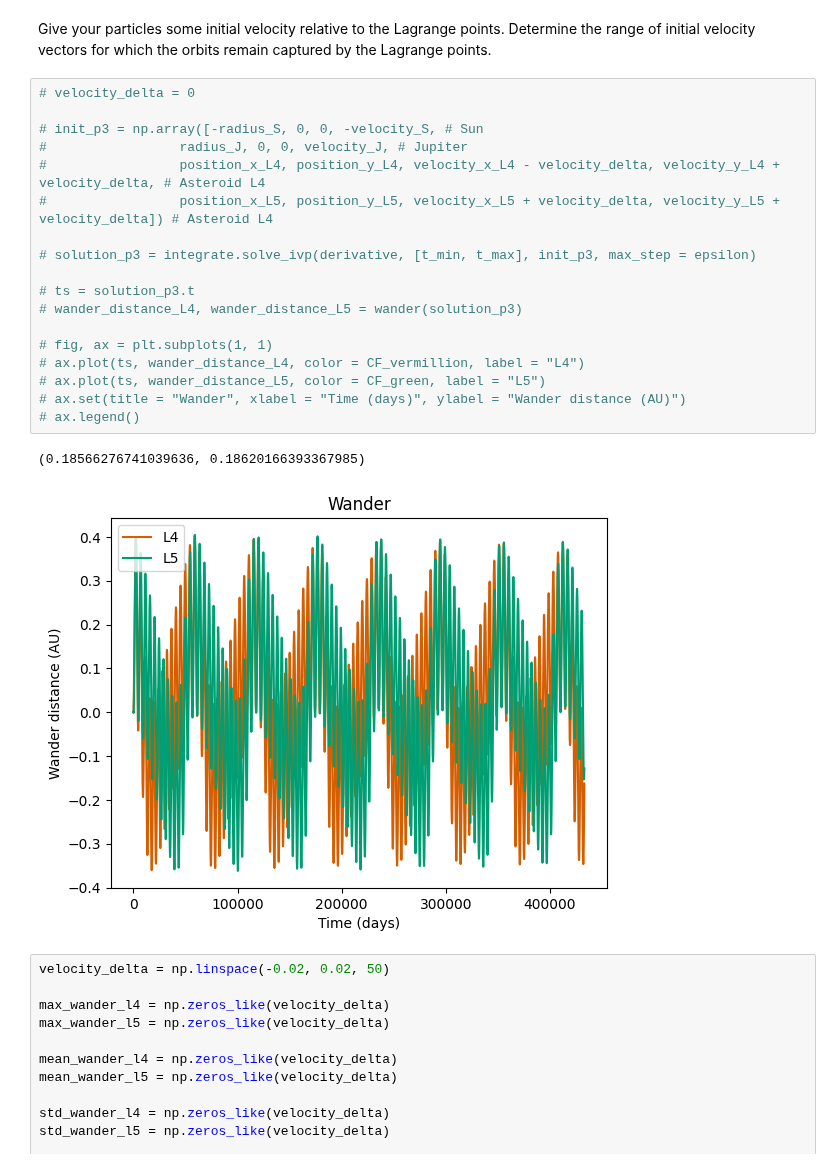
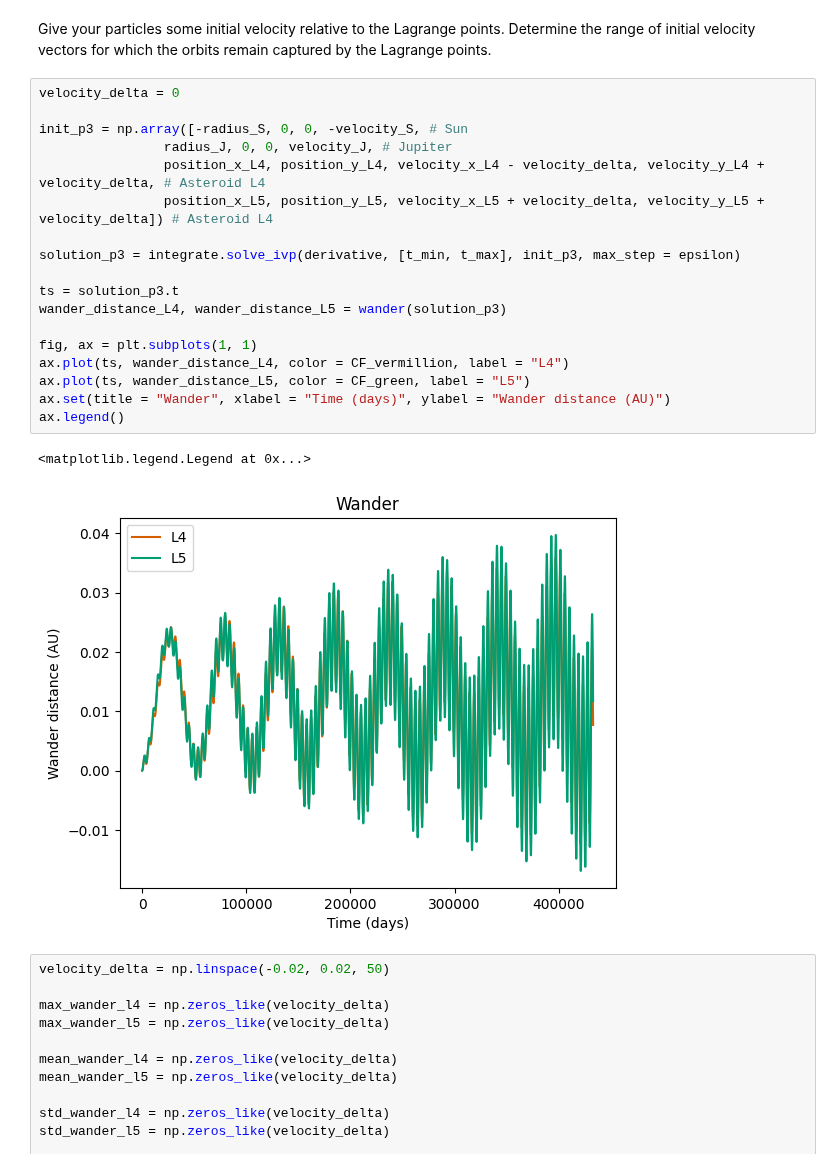
Before and after one commit to vibilanj/cmps, a Jupyter notebook: homework/Project1.ipynb, the cells around one changed output. Drawn from its saved outputs; the diff is of its cells as text.

```diff
--- a/homework/Project1.ipynb
+++ b/homework/Project1.ipynb
@@ -305,26 +323,26 @@ plt.subplots_adjust(hspace = 0.4)
 # %% [markdown]
 Give your particles some initial velocity relative to the Lagrange points. Determine the range of initial velocity vectors for which the orbits remain captured by the Lagrange points.
 # %%
-# velocity_delta = 0
+velocity_delta = 0
 
-# init_p3 = np.array([-radius_S, 0, 0, -velocity_S, # Sun
-#                 radius_J, 0, 0, velocity_J, # Jupiter
-#                 position_x_L4, position_y_L4, velocity_x_L4 - velocity_delta, velocity_y_L4 + velocity_delta, # Asteroid L4
-#                 position_x_L5, position_y_L5, velocity_x_L5 + velocity_delta, velocity_y_L5 + velocity_delta]) # Asteroid L4
+init_p3 = np.array([-radius_S, 0, 0, -velocity_S, # Sun
+                radius_J, 0, 0, velocity_J, # Jupiter
+                position_x_L4, position_y_L4, velocity_x_L4 - velocity_delta, velocity_y_L4 + velocity_delta, # Asteroid L4
+                position_x_L5, position_y_L5, velocity_x_L5 + velocity_delta, velocity_y_L5 + velocity_delta]) # Asteroid L4
 
-# solution_p3 = integrate.solve_ivp(derivative, [t_min, t_max], init_p3, max_step = epsilon)
+solution_p3 = integrate.solve_ivp(derivative, [t_min, t_max], init_p3, max_step = epsilon)
 
-# ts = solution_p3.t
-# wander_distance_L4, wander_distance_L5 = wander(solution_p3)
+ts = solution_p3.t
+wander_distance_L4, wander_distance_L5 = wander(solution_p3)
 
-# fig, ax = plt.subplots(1, 1)
-# ax.plot(ts, wander_distance_L4, color = CF_vermillion, label = "L4")
-# ax.plot(ts, wander_distance_L5, color = CF_green, label = "L5")
-# ax.set(title = "Wander", xlabel = "Time (days)", ylabel = "Wander distance (AU)")
-# ax.legend()
+fig, ax = plt.subplots(1, 1)
+ax.plot(ts, wander_distance_L4, color = CF_vermillion, label = "L4")
+ax.plot(ts, wander_distance_L5, color = CF_green, label = "L5")
+ax.set(title = "Wander", xlabel = "Time (days)", ylabel = "Wander distance (AU)")
+ax.legend()
 # %% [output]
-(0.18566276741039636, 0.18620166393367985)
+<matplotlib.legend.Legend at 0x...>
-[figure, old version]
+[figure, new version]
 # %%
 velocity_delta = np.linspace(-0.02, 0.02, 50)
 
```
Also changed, not shown: parts of 11 cells of this notebook.
